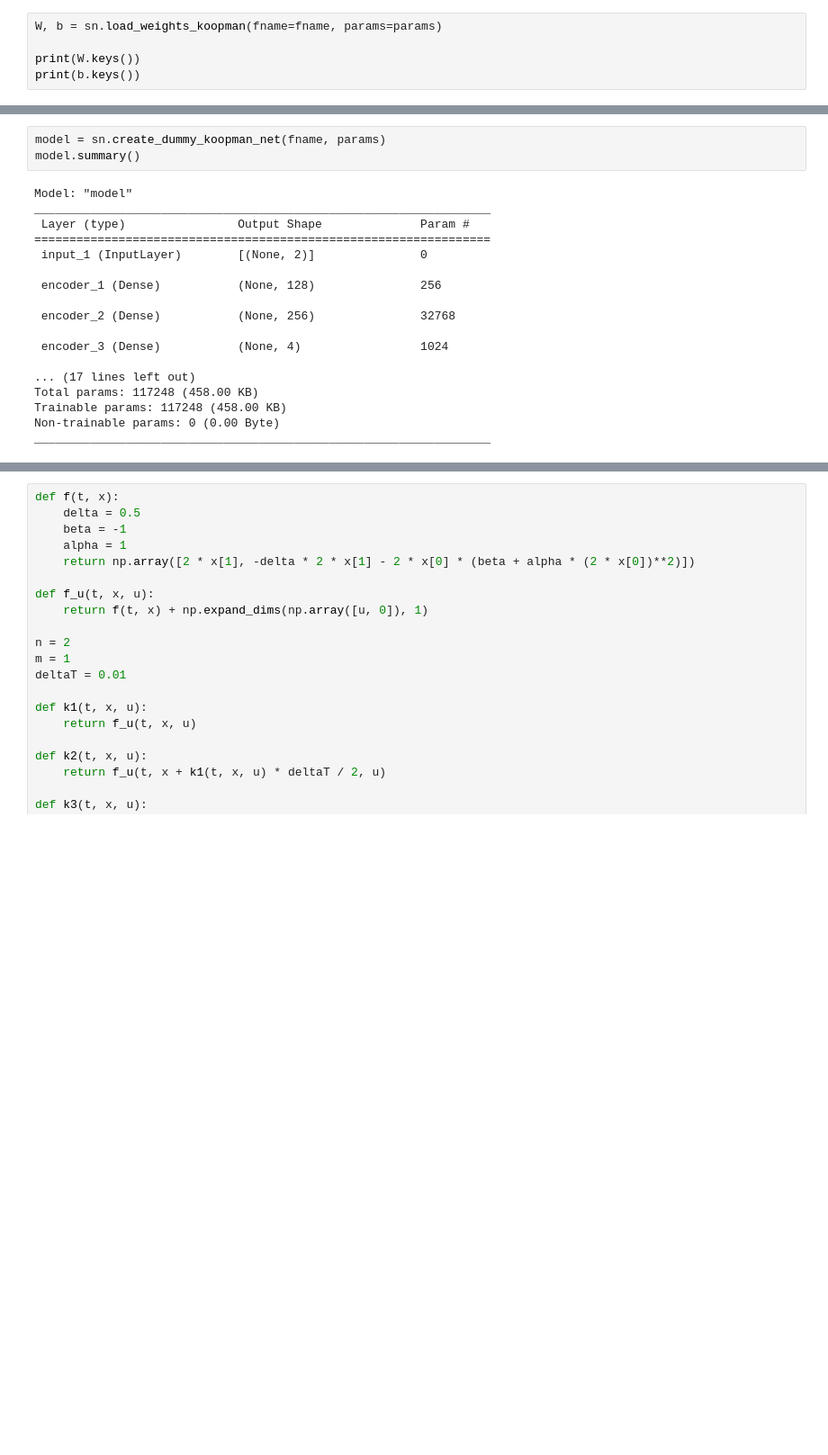
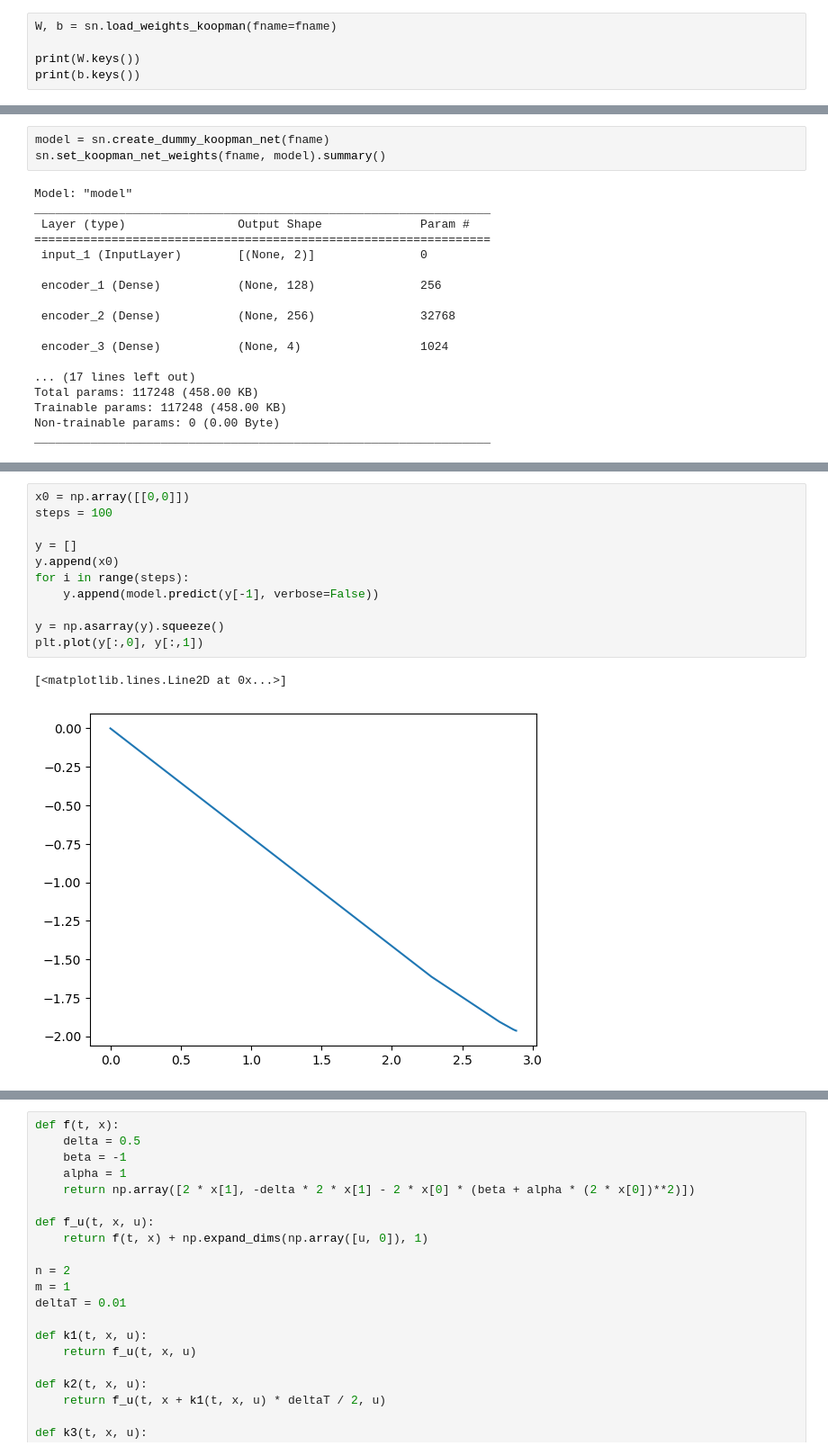
Before and after one commit to SuchethShenoy/DeepKoopman, a Jupyter notebook: postprocessing/phasepotrait_2.ipynb, the cells around one changed output, grey strips where cells are left out. Shown at 90% size. Cells and saved outputs as stored; diff of their text form; blank space fills up the shorter version.

```diff
--- a/postprocessing/phasepotrait_2.ipynb
+++ b/postprocessing/phasepotrait_2.ipynb
@@ -36,5 +14,5 @@ minRegTest 0.0023573326759633952
 # %%
-W, b = sn.load_weights_koopman(fname=fname, params=params)
+W, b = sn.load_weights_koopman(fname=fname)
 
 print(W.keys())
 print(b.keys())
@@ -57,8 +35,8 @@ WK2 (64, 128)
 WK3 (128, 64)
 WK4 (64, 4)
 # %%
-model = sn.create_dummy_koopman_net(fname, params)
-model.summary()
+model = sn.create_dummy_koopman_net(fname)
+sn.set_koopman_net_weights(fname, model).summary()
 # %% [output]
 Model: "model"
 _________________________________________________________________
@@ -104 +62,15 @@ model.predict([[1,1]])
 array([[ 2.514781 , -1.4514384]], dtype=float32)
+# %%
+x0 = np.array([[0,0]])
+steps = 100
+
+y = []
+y.append(x0)
+for i in range(steps):
+    y.append(model.predict(y[-1], verbose=False))
+
+y = np.asarray(y).squeeze()
+plt.plot(y[:,0], y[:,1])
+# %% [output]
+[<matplotlib.lines.Line2D at 0x...>]
+[figure, added]
```
Also changed, not shown: parts of 6 cells of this notebook, 4 other files.
